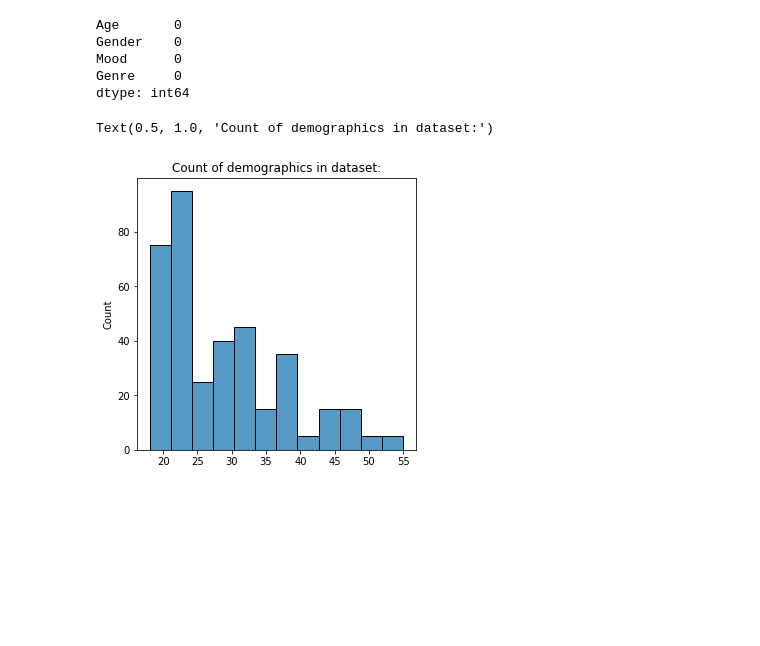
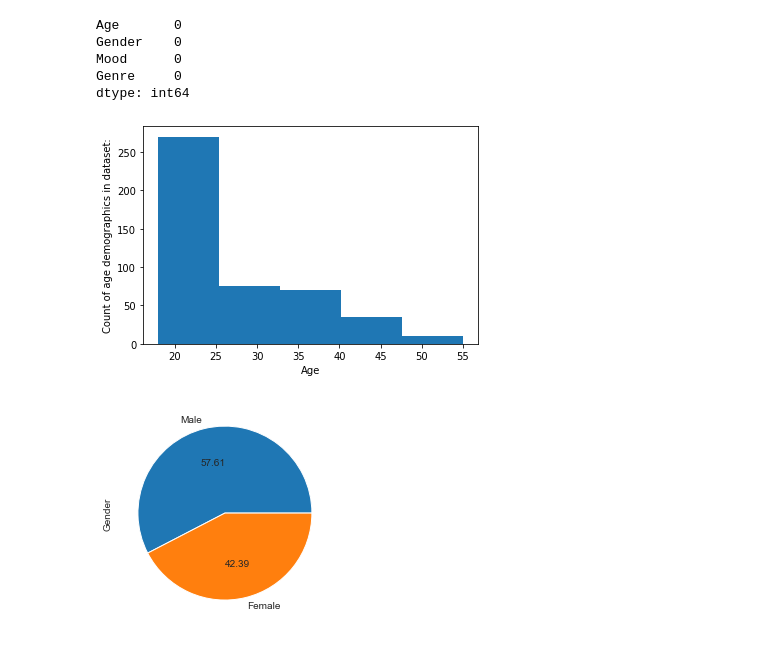
Before and after one commit to NAyeshaKhan/Music_Recommendation_App, a Jupyter notebook: MusicApp/Test Music AI.ipynb, the cells around one changed output. Cells and saved outputs as stored; diff of their text form; code cells hidden in the pictures; blank space fills up the shorter version.

```diff
--- a/MusicApp/Test Music AI.ipynb
+++ b/MusicApp/Test Music AI.ipynb
@@ -102,9 +118,18 @@ Mood      0
 Genre     0
 dtype: int64
 # %%
-fig, ax = plt.subplots(figsize = (5, 5))
-sns.histplot(x = df.Age.values, data=df)
-ax.set_title("Count of demographics in dataset:")
+#Histogram of age
+plt.hist(df['Age'], bins=5)
+plt.xlabel("Age")
+plt.ylabel("Count of age demographics in dataset:")
+
+plt.show()
 # %% [output]
-Text(0.5, 1.0, 'Count of demographics in dataset:')
-[figure, old version]
+[figure, new version]
+# %%
+#Distribution of gender by pie-chart
+labels = ['Male','Female']
+df['Gender'].value_counts().plot(kind="pie", autopct="%.2f", labels=labels)
+plt.show()
+# %% [output]
+[figure, added]
```
Also changed, not shown: parts of 25 cells of this notebook, 19 other files.
